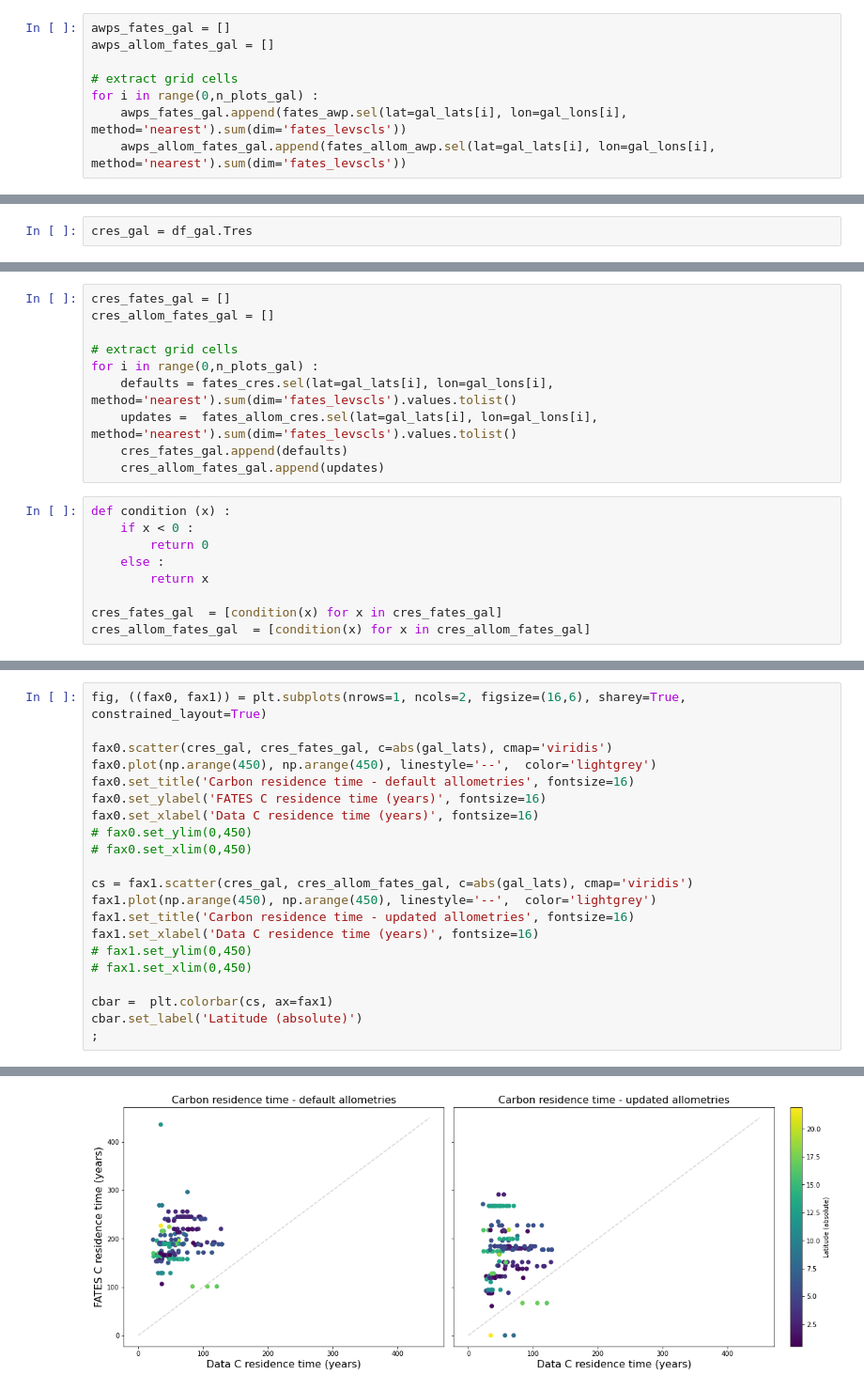
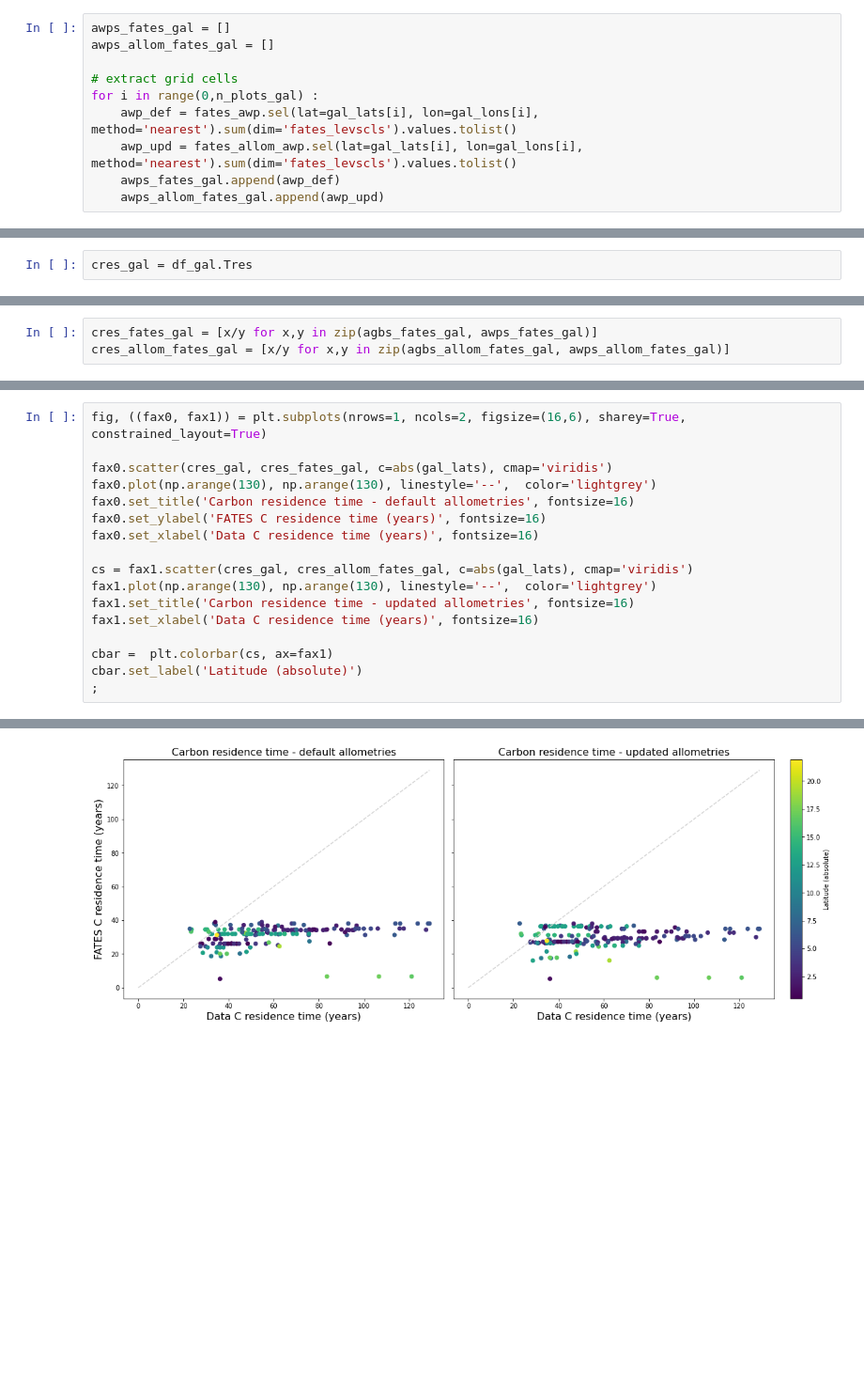
Before and after one commit to JessicaNeedham/FATES-plotting-scripts, a Jupyter notebook: nocomp_allometry_size_dists.ipynb, the cells around one changed output, grey strips where cells are left out. Shown at 94% size. Saved outputs shown, nothing was run; the diff lists cells and outputs as text; blank space fills up the shorter version.

Commit message:
more  comparisons of allometry updates

```diff
--- a/nocomp_allometry_size_dists.ipynb
+++ b/nocomp_allometry_size_dists.ipynb
@@ -300,8 +302,10 @@ awps_allom_fates_gal = []
 
 # extract grid cells
 for i in range(0,n_plots_gal) :
-    awps_fates_gal.append(fates_awp.sel(lat=gal_lats[i], lon=gal_lons[i], method='nearest').sum(dim='fates_levscls'))
-    awps_allom_fates_gal.append(fates_allom_awp.sel(lat=gal_lats[i], lon=gal_lons[i], method='nearest').sum(dim='fates_levscls'))
+    awp_def = fates_awp.sel(lat=gal_lats[i], lon=gal_lons[i], method='nearest').sum(dim='fates_levscls').values.tolist()
+    awp_upd = fates_allom_awp.sel(lat=gal_lats[i], lon=gal_lons[i], method='nearest').sum(dim='fates_levscls').values.tolist()
+    awps_fates_gal.append(awp_def)
+    awps_allom_fates_gal.append(awp_upd)
 # %%
 fig, ((fax0, fax1)) = plt.subplots(nrows=1, ncols=2, figsize=(16,6), sharey=True, constrained_layout=True)
 
@@ -347 +348,4 @@ fates_allom_cres = fates_allom_agb / fates_allom_awp
+# %%
+cres_fates_gal = [x/y for x,y in zip(agbs_fates_gal, awps_fates_gal)]
+cres_allom_fates_gal = [x/y for x,y in zip(agbs_allom_fates_gal, awps_allom_fates_gal)]
 # %%
@@ -355,19 +361,0 @@ array(-3.79709983e-05)
-# %%
-cres_fates_gal = []
-cres_allom_fates_gal = []
-
-# extract grid cells
-for i in range(0,n_plots_gal) :
-    defaults = fates_cres.sel(lat=gal_lats[i], lon=gal_lons[i], method='nearest').sum(dim='fates_levscls').values.tolist()
-    updates =  fates_allom_cres.sel(lat=gal_lats[i], lon=gal_lons[i], method='nearest').sum(dim='fates_levscls').values.tolist()
-    cres_fates_gal.append(defaults)
-    cres_allom_fates_gal.append(updates)
-# %%
-def condition (x) :
-    if x < 0 :
-        return 0
-    else :
-        return x
-
-cres_fates_gal  = [condition(x) for x in cres_fates_gal]
-cres_allom_fates_gal  = [condition(x) for x in cres_allom_fates_gal]
@@ -374,27 +368,23 @@ cres_allom_fates_gal  = [condition(x) for x in cres_allom_fates_gal]
 # %%
 fig, ((fax0, fax1)) = plt.subplots(nrows=1, ncols=2, figsize=(16,6), sharey=True, constrained_layout=True)
 
 fax0.scatter(cres_gal, cres_fates_gal, c=abs(gal_lats), cmap='viridis')
-fax0.plot(np.arange(450), np.arange(450), linestyle='--',  color='lightgrey')
+fax0.plot(np.arange(130), np.arange(130), linestyle='--',  color='lightgrey')
 fax0.set_title('Carbon residence time - default allometries', fontsize=16)
 fax0.set_ylabel('FATES C residence time (years)', fontsize=16)
 fax0.set_xlabel('Data C residence time (years)', fontsize=16)
-# fax0.set_ylim(0,450)
-# fax0.set_xlim(0,450)
 
 cs = fax1.scatter(cres_gal, cres_allom_fates_gal, c=abs(gal_lats), cmap='viridis')
-fax1.plot(np.arange(450), np.arange(450), linestyle='--',  color='lightgrey')
+fax1.plot(np.arange(130), np.arange(130), linestyle='--',  color='lightgrey')
 fax1.set_title('Carbon residence time - updated allometries', fontsize=16)
 fax1.set_xlabel('Data C residence time (years)', fontsize=16)
-# fax1.set_ylim(0,450)
-# fax1.set_xlim(0,450)
 
 cbar =  plt.colorbar(cs, ax=fax1)
 cbar.set_label('Latitude (absolute)')
 ;
 # %% [output]
 ''
-[figure, old version]
+[figure, new version]
 # %%
 fig, ((fax0)) = plt.subplots(nrows=1, ncols=1, figsize=(8,6), sharey=True, constrained_layout=True)
 
```
Also changed, not shown: parts of 14 cells of this notebook, 1 other file.
